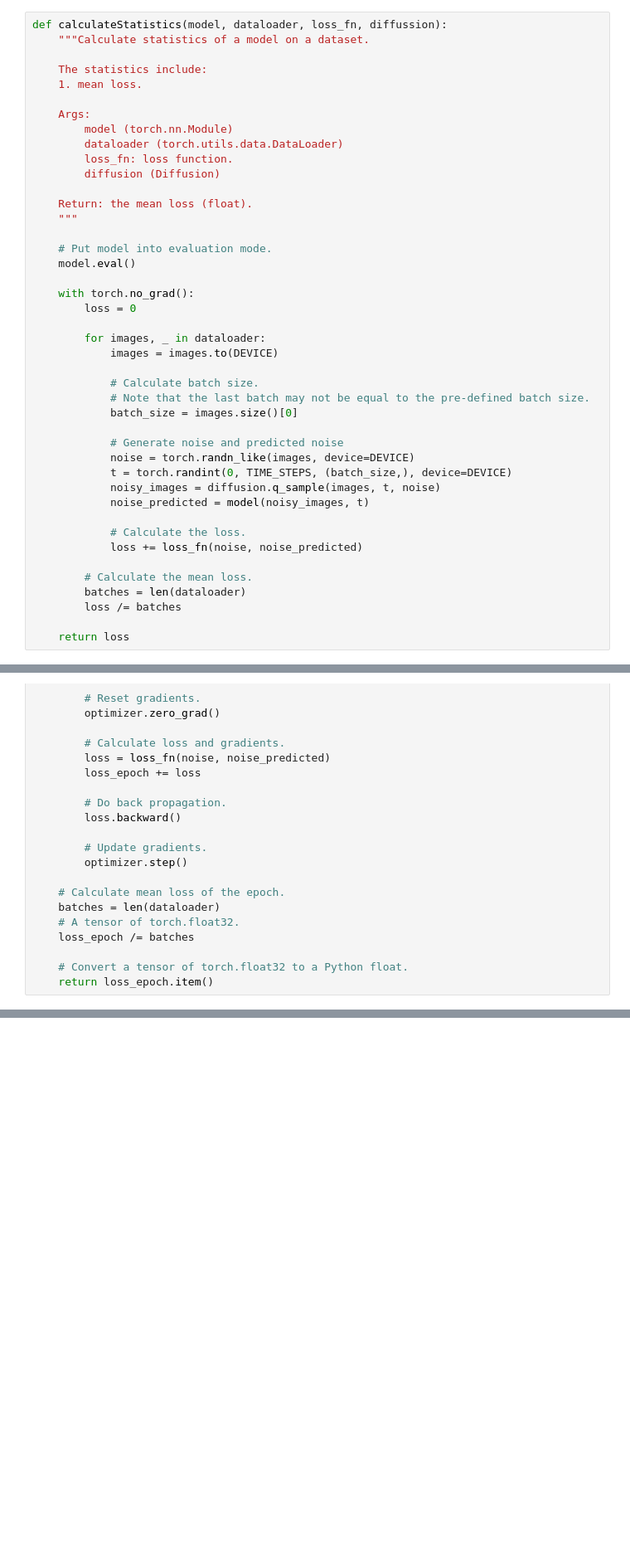
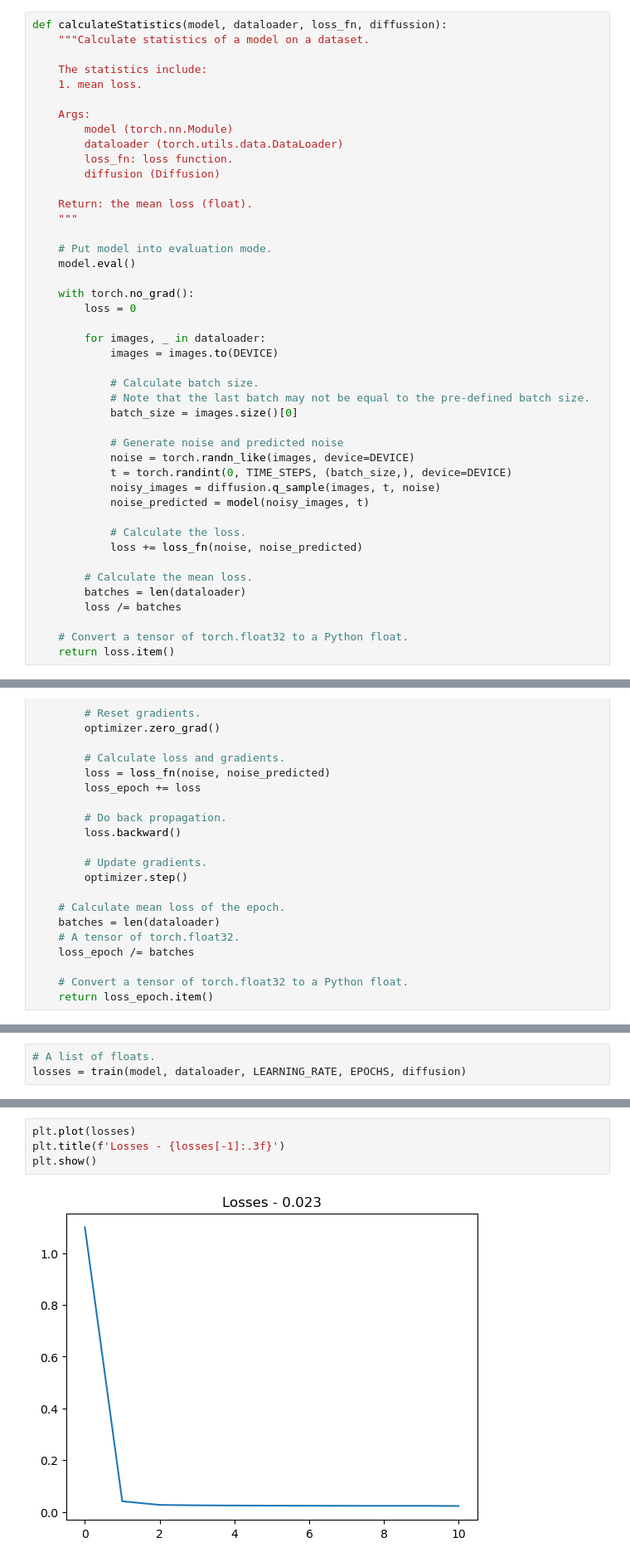
Before and after one commit to shuangxuetwelve/DDPM, a Jupyter notebook: MNIST.ipynb, the cells around one changed output, grey strips where cells are left out. Shown at 83% size. Saved outputs shown, nothing was run; the diff lists cells and outputs as text; blank space fills up the shorter version.

```diff
--- a/MNIST.ipynb
+++ b/MNIST.ipynb
@@ -655,7 +779,8 @@ def calculateStatistics(model, dataloader, loss_fn, diffussion):
         batches = len(dataloader)
         loss /= batches
 
-    return loss
+    # Convert a tensor of torch.float32 to a Python float.
+    return loss.item()
 # %% [markdown]
 Define a function to train one epoch.
 # %%
@@ -707,0 +878,3 @@ def trainOneEpoch(model, dataloader, loss_fn, optimizer, diffusion):
+# %%
+# A list of floats.
+losses = train(model, dataloader, LEARNING_RATE, EPOCHS, diffusion)
@@ -707,0 +883,6 @@ def trainOneEpoch(model, dataloader, loss_fn, optimizer, diffusion):
+# %%
+plt.plot(losses)
+plt.title(f'Losses - {losses[-1]:.3f}')
+plt.show()
+# %% [output]
+[figure, added]
```
Also changed, not shown: parts of 9 cells of this notebook.
